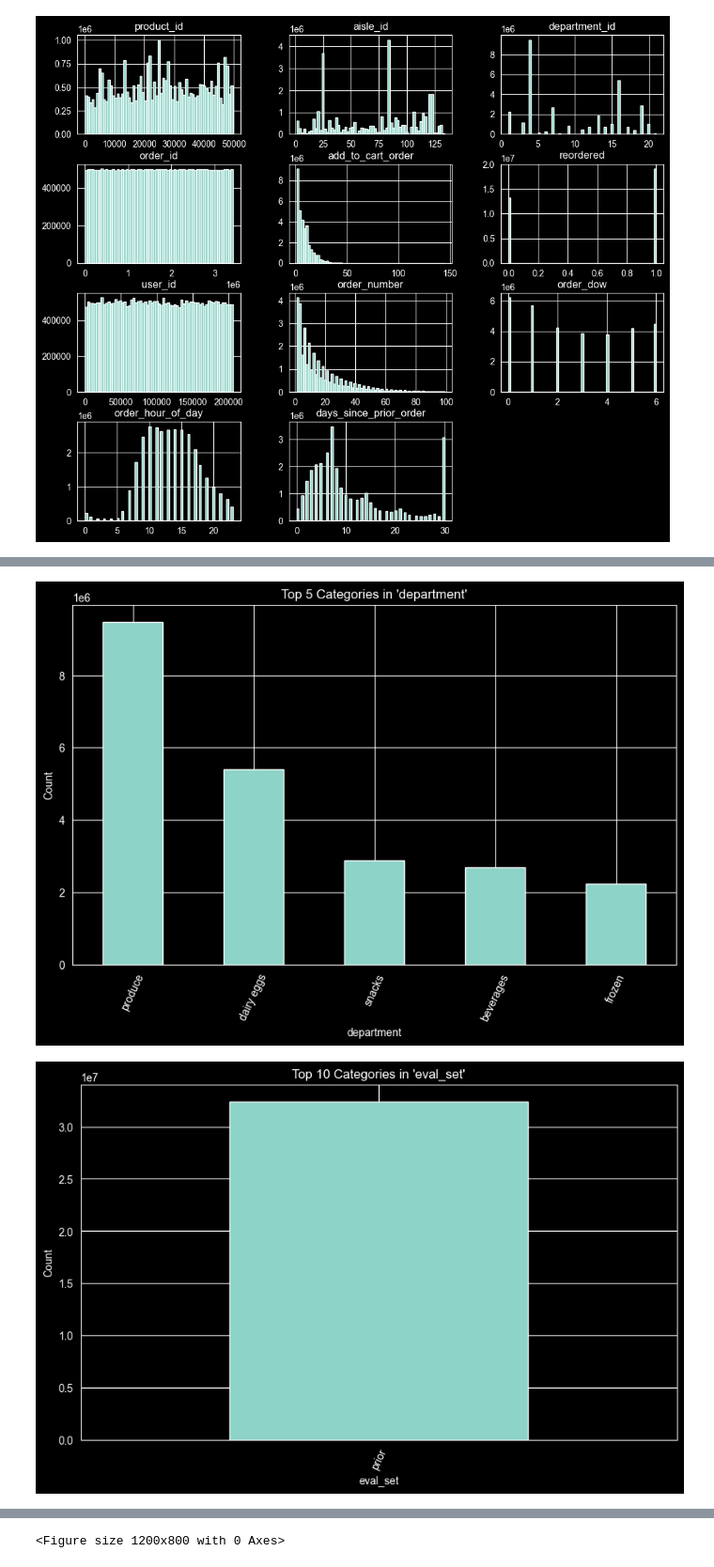
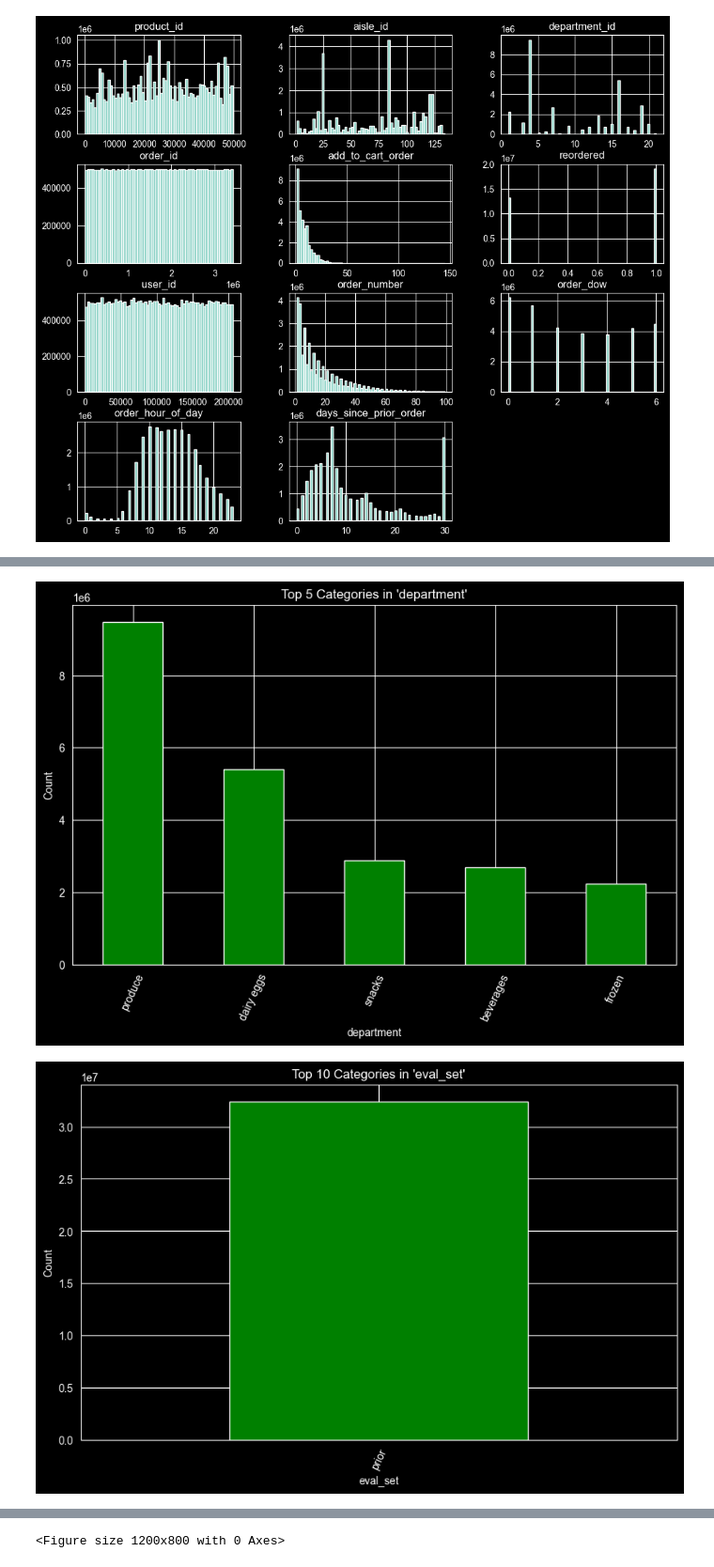
Before and after one commit to frieh7/Fall2025_DS230_Final-project, a Jupyter notebook: main.ipynb, the cells around one changed output, grey strips where cells are left out. Shown at 94% size. Saved outputs shown, nothing was run; the diff lists cells and outputs as text; code cells hidden in the pictures.

```diff
--- a/main.ipynb
+++ b/main.ipynb
@@ -246,7 +249,7 @@ plt.show()
 def plot_top_k(ds, col, k=10):
     top_k = ds[col].value_counts().head(k)
     plt.figure(figsize=(10, 6))
-    top_k.plot(kind="bar")
+    top_k.plot(kind="bar", color="green")
     plt.title(f"Top {k} Categories in '{col}'")
     plt.ylabel("Count")
     plt.xticks(rotation=65)
@@ -261,5 +264,5 @@ plot_top_k(merged_prior, "eval_set")
-[figure, old version]
+[figure, new version]
-[figure, old version]
+[figure, new version]
 # %%
 corr_matrix = merged_prior.corr(numeric_only=True)
 corr_matrix
```
Also changed, not shown: parts of 13 cells of this notebook.
